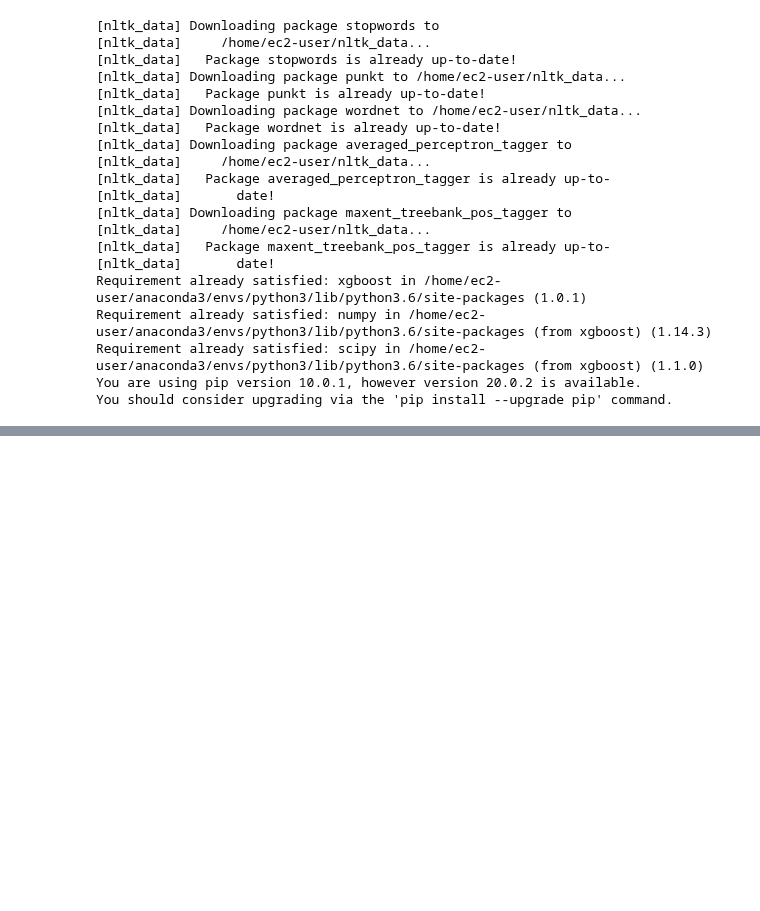
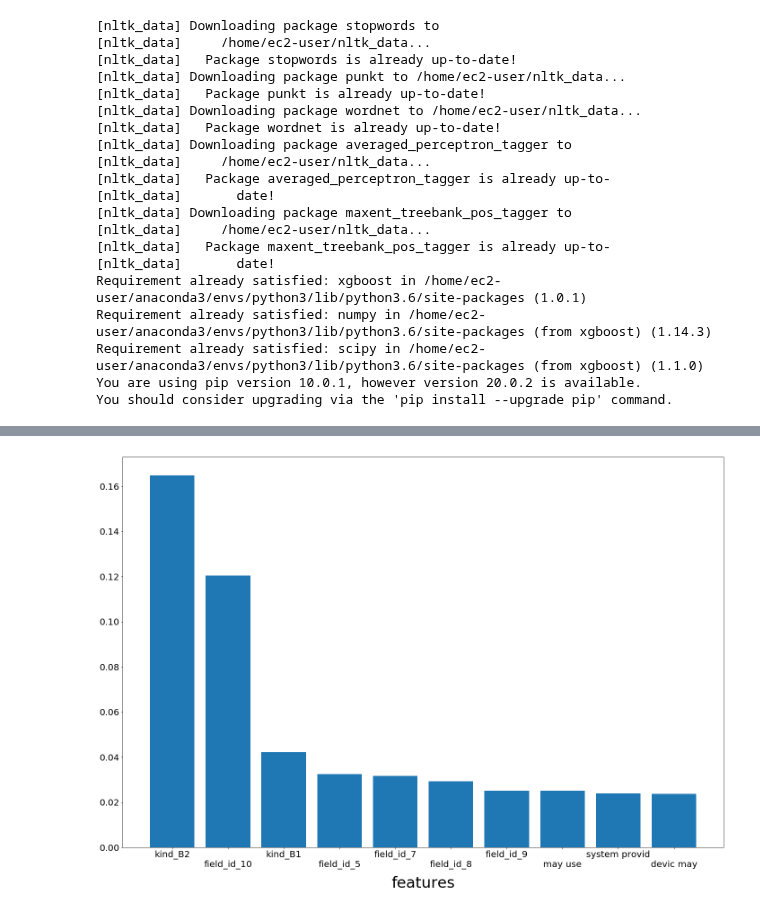
Before and after one commit to LawrenceGlenn/Exploration_of_Patent_Data, a Jupyter notebook: Untitled1.ipynb, the cells around one changed output, grey strips where cells are left out. Saved outputs shown, nothing was run; the diff lists cells and outputs as text; code cells hidden in the pictures; blank space fills up the shorter version.

```diff
--- a/Untitled1.ipynb
+++ b/Untitled1.ipynb
@@ -366,19 +239,6 @@ To retain the current behavior and silence the warning, pass 'sort=True'.
-# %%
-"""ax.legend(["Network Components", "Semiconductors, Power supplies", "Methodologies, Communications","Lights, Circutboard Layers/Construction", "Complex Constructions (multi part components)", "Communications, Wireless", "Mobile Devices", "Misc."]
-		         ,fontsize=16,bbox_to_anchor=(1.0, 1.0), facecolor=(.9,.9,.9))
-		ax.set_facecolor((.9, .9, .9))
-		plt.rcParams.update({'font.size': 30})
-
-		#plt.gcf().subplots_adjust(right=1.3)
-		locs, labels=plt.xticks()
-		x_ticks = []
-		new_xticks=['Jan.','Feb.','Mar.','Apr.','May','Jun.','Jul.','Sep.']
-		plt.xticks(locs,new_xticks, rotation=45, horizontalalignment='right')
-		ax.set_xlabel('2019')
-		ax.set_ylabel('Patents Granted')
-		#ax.set_xticks(['January','January','January','January','January','January','January','January'])
-		#ax.xaxis.set_minor_locator(graph_df.index.DatetimeIndex.month_name())
-
-		plt.tight_layout()
-
-		#plt.savefig('electricity_2019_topics.png')"""
+# %%
+fig,ax = plt.subplots(figsize = (24,16))
+plot_feature_importance(ax,pat_modeler.X_train.columns.tolist()[1:],pat_modeler.model.feature_importances_.tolist())
+plt.savefig("img/feature_importance_XGB_wo_claims_withdrawn")
+# %% [output]
+[figure, added]
```
Also changed, not shown: parts of 60 cells of this notebook, 16 other files.
